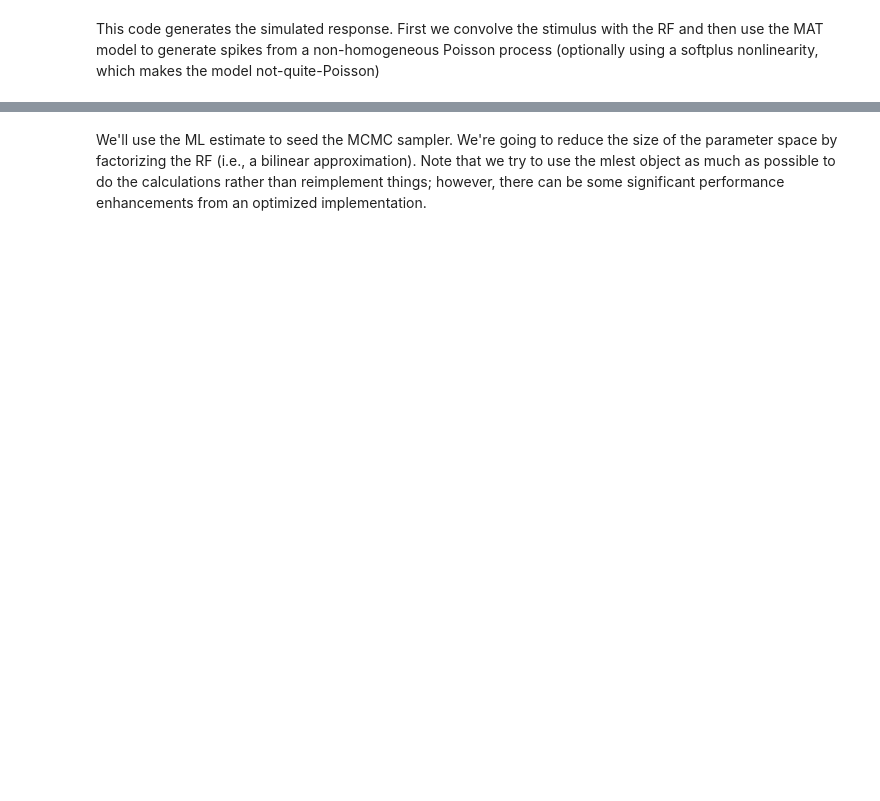
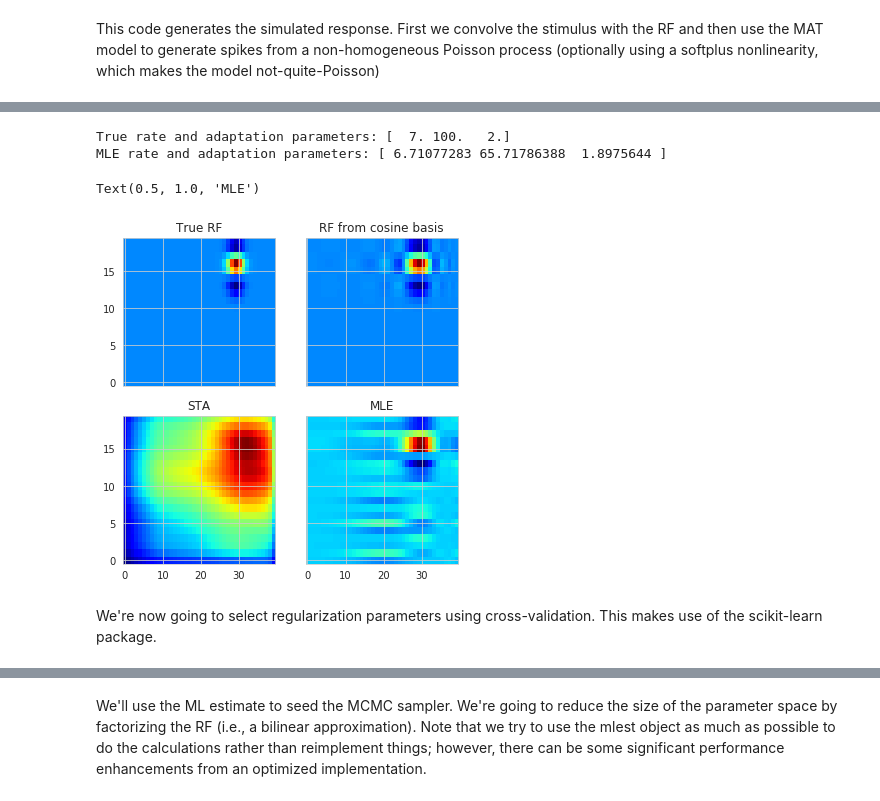
Before and after one commit to melizalab/dstrf, a Jupyter notebook: notebooks/glmat/glmat_2dbi_song_twin.ipynb, the cells around one changed output, grey strips where cells are left out. Drawn from its saved outputs; the diff is of its cells as text; code cells hidden in the pictures; blank space fills up the shorter version.

```diff
--- a/notebooks/glmat/glmat_2dbi_song_twin.ipynb
+++ b/notebooks/glmat/glmat_2dbi_song_twin.ipynb
@@ -138 +172,12 @@ for ax in plt.gcf().axes:
+# %%
+# low-rank estimators
+try:
+    mlest = mle.matfact(assim_data["stim"], kcosbas, krank, assim_data["spike_v"], assim_data["spike_h"],
+                        assim_data["stim_dt"], assim_data["spike_dt"], nlin=nlin)
+except TypeError:
+    mlest = mle.matfact(assim_data["stim"], kcosbas, krank, assim_data["spike_v"], assim_data["spike_h"],
+                        assim_data["stim_dt"], assim_data["spike_dt"], nlin=nlin)
+# also construct an estimator for the test data so we can score results
+mltest = mle.matfact(test_data["stim"], kcosbas, krank, test_data["spike_v"], test_data["spike_h"],
+                     test_data["stim_dt"], test_data["spike_dt"], nlin=nlin)
 # %% [markdown]
@@ -142,11 +184,0 @@ The reg_alpha and reg_lambda parameters set the L1 and L2 penalties for the init
-# %%
-# the parameters of the generative model:
-theta_true = np.r_[matparams[:3], strf.as_vector(k1c)]
-# initial guess of parameters using penalized ML. Note that we provide the cosine basis set to the constructor of
-# mle.estimator, which causes the design matrix to be in the cosine basis set
-mlest = mle.mat(assim_data["stim"], kcosbas, assim_data["spike_v"], assim_data["spike_h"],
-                assim_data["stim_dt"], assim_data["spike_dt"], nlin=nlin)
-# also construct an estimator for the test object so we can score results
-mltest = mle.mat(test_data["stim"], kcosbas, test_data["spike_v"], test_data["spike_h"],
-                       test_data["stim_dt"], test_data["spike_dt"], nlin=nlin)
-print("l(theta_true) = {}".format(mlest.loglike(theta_true)))
@@ -174,3 +196,26 @@ plt.title("ML estimate")
+# %%
+print("True rate and adaptation parameters:", matparams[:3])
+print("MLE rate and adaptation parameters:", w0[:3])
+fig, axes = plt.subplots(nrows=2, ncols=2, sharex=True, sharey=True, figsize=(6, 6))
+
+k1c = strf.to_basis(k1, kcosbas)
+rf_sta = strf.as_matrix(mlest.sta(), kcosbas)
+rf_mle = strf.from_basis(strf.defactorize(w0[3:], nfreq, krank), kcosbas)
+axes[0, 0].imshow(k1, cmap='jet', aspect='auto')
+axes[0, 0].set_title("True RF")
+axes[0, 1].imshow(strf.from_basis(k1c, kcosbas), cmap='jet', aspect='auto')
+axes[0, 1].set_title("RF from cosine basis")
+axes[1, 0].imshow(rf_sta, cmap='jet', aspect='auto')
+axes[1, 0].set_title("STA")
+axes[1, 1].imshow(rf_mle, cmap='jet', aspect='auto')
+axes[1, 1].set_title("MLE")
+# %% [output]
+True rate and adaptation parameters: [  7. 100.   2.]
+MLE rate and adaptation parameters: [ 6.71077283 65.71786388  1.8975644 ]
+Text(0.5, 1.0, 'MLE')
+[figure, added]
+# %% [markdown]
+We're now going to select regularization parameters using cross-validation. This makes use of the scikit-learn package.
 # %%
 import progressbar
 from dstrf import crossvalidate
```
Also changed, not shown: parts of 26 cells of this notebook.
